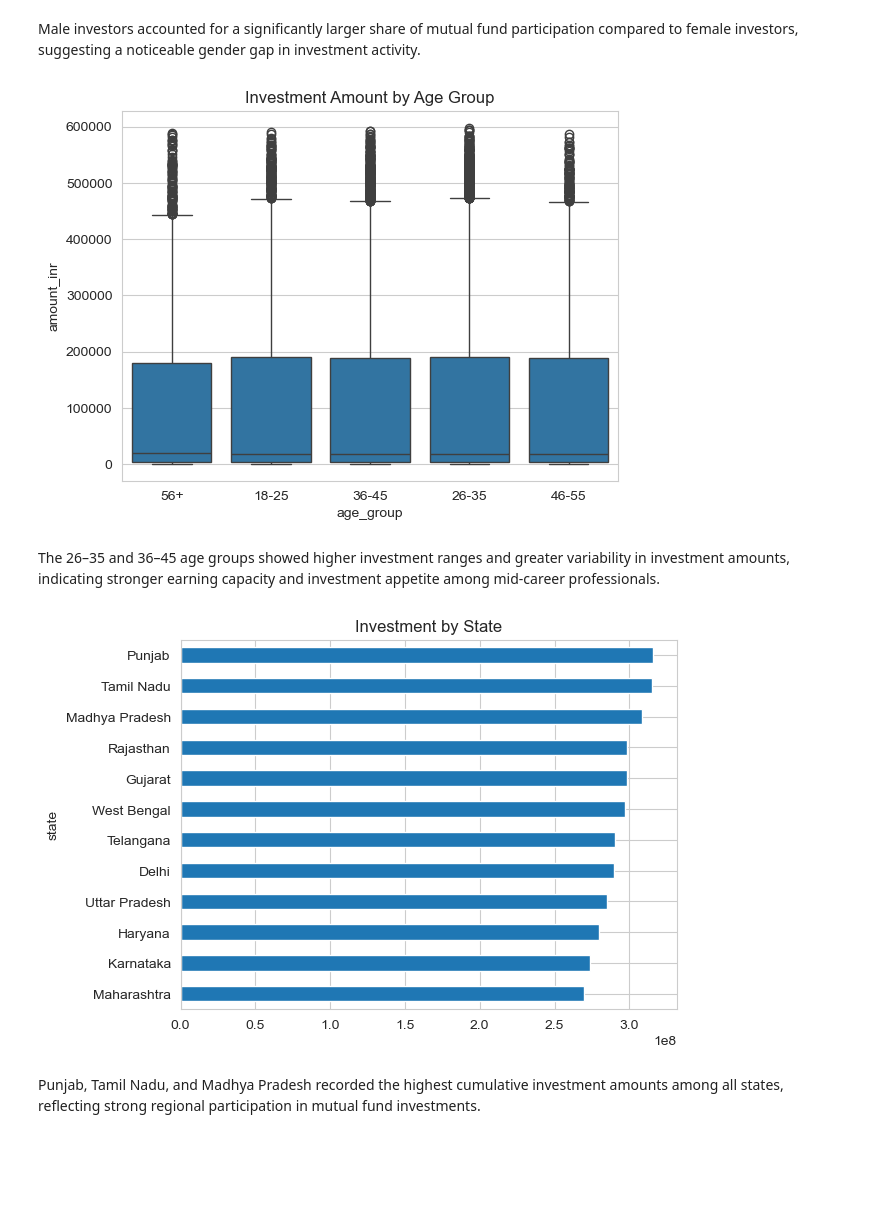
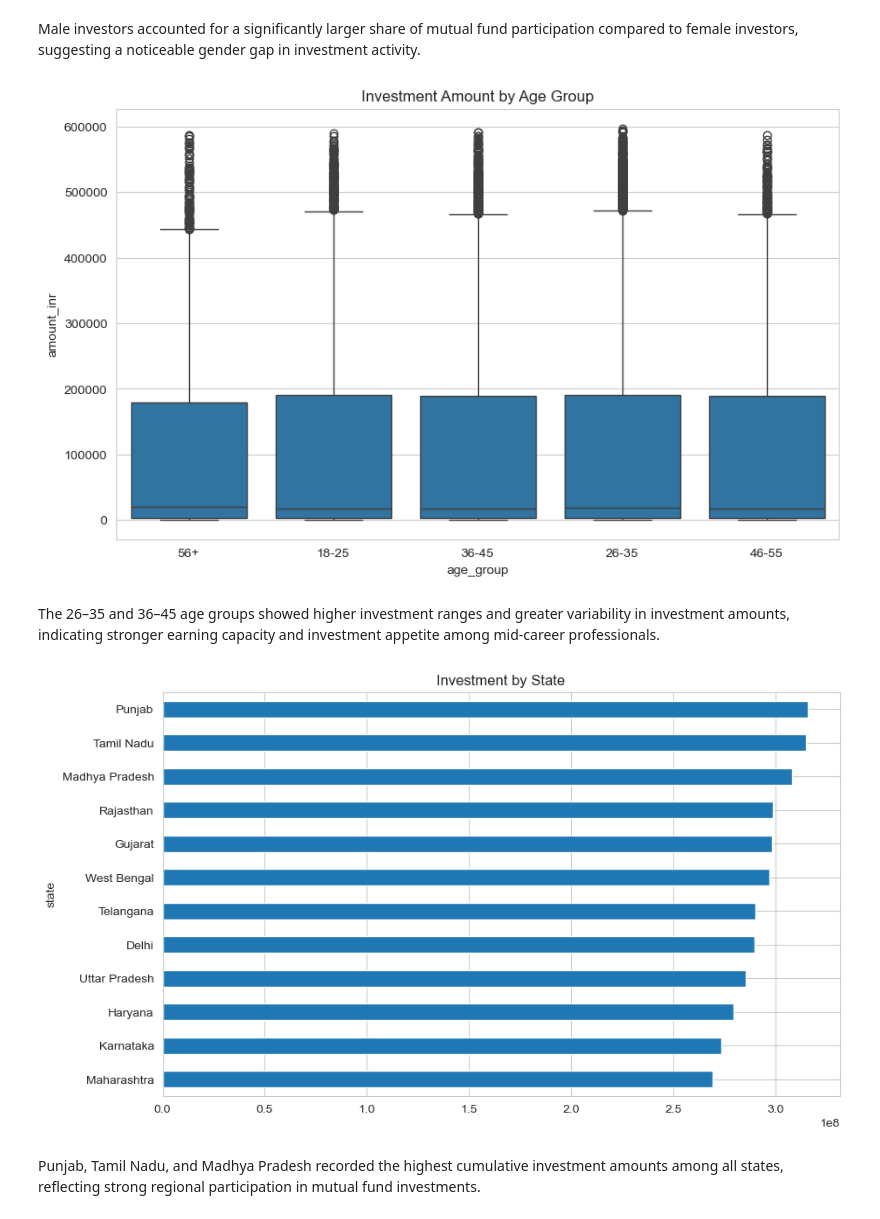
Before and after one commit to ShadyAbdulNazerP/bluestock-mf-capstone, a Jupyter notebook: notebooks/03_eda_analysis.ipynb, the cells around one changed output. Drawn from its saved outputs; the diff is of its cells as text; code cells hidden in the pictures; blank space fills up the shorter version.

```diff
--- a/notebooks/03_eda_analysis.ipynb
+++ b/notebooks/03_eda_analysis.ipynb
@@ -167,17 +214,26 @@ plt.show()
 # %% [markdown]
 Male investors accounted for a significantly larger share of mutual fund participation compared to female investors, suggesting a noticeable gender gap in investment activity.
 # %%
+plt.figure(figsize=(10,6))
+
 sns.boxplot(
     data=tx,
     x="age_group",
     y="amount_inr"
 )
 
 plt.title("Investment Amount by Age Group")
 
+plt.savefig(
+    "../reports/charts/investment_by_age.png",
+    bbox_inches="tight",
+    dpi=300,
+    facecolor="white"
+)
+
 plt.show()
 # %% [output]
-[figure, old version]
+[figure, new version]
 # %% [markdown]
 The 26–35 and 36–45 age groups showed higher investment ranges and greater variability in investment amounts, indicating stronger earning capacity and investment appetite among mid-career professionals.
 # %%
@@ -185,13 +241,22 @@ state_data = tx.groupby(
     "state"
 )["amount_inr"].sum().sort_values()
 
+plt.figure(figsize=(10,6))
+
 state_data.plot.barh()
 
 plt.title("Investment by State")
 
+plt.savefig(
+    "../reports/charts/investment_by_state.png",
+    bbox_inches="tight",
+    dpi=300,
+    facecolor="white"
+)
+
 plt.show()
 # %% [output]
-[figure, old version]
+[figure, new version]
 # %% [markdown]
 Punjab, Tamil Nadu, and Madhya Pradesh recorded the highest cumulative investment amounts among all states, reflecting strong regional participation in mutual fund investments.
 # %%
```
Also changed, not shown: parts of 14 cells of this notebook, 14 other files.
